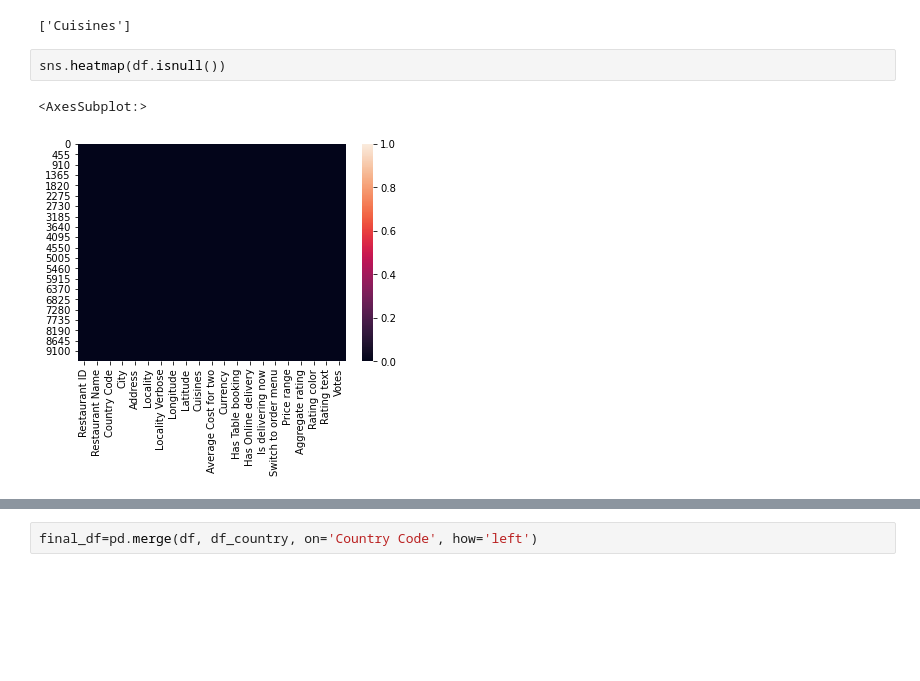
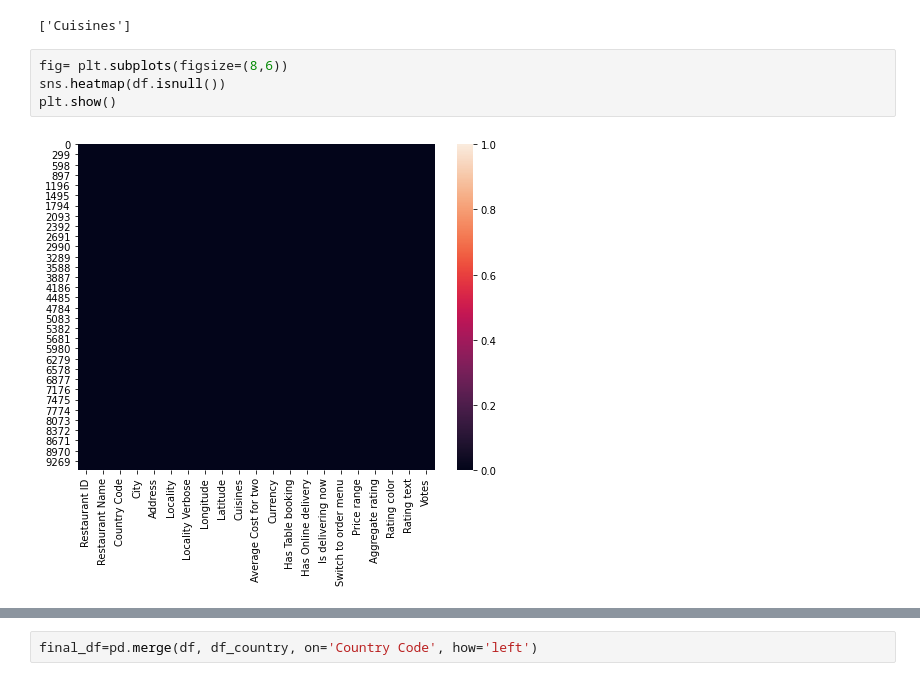
Before and after one commit to Lawal0abdulazeez/EDA-and-FE-with-krish-naik, a Jupyter notebook: EDA and FE with krish naik.ipynb, the cells around one changed output, grey strips where cells are left out. Drawn from its saved outputs; the diff is of its cells as text; blank space fills up the shorter version.

```diff
--- a/EDA and FE with krish naik.ipynb
+++ b/EDA and FE with krish naik.ipynb
@@ -89,10 +82,11 @@ for i in df.columns:
 l
 # %% [output]
 ['Cuisines']
-# %%
-sns.heatmap(df.isnull())
-# %% [output]
-<AxesSubplot:>
-[figure, removed]
+# %%
+fig= plt.subplots(figsize=(8,6))
+sns.heatmap(df.isnull())
+plt.show()
+# %% [output]
+[figure, added]
 # %%
 df_country=pd.read_excel('Country-Code.xlsx')
```
Also changed, not shown: parts of 17 cells of this notebook, 1 other file.
